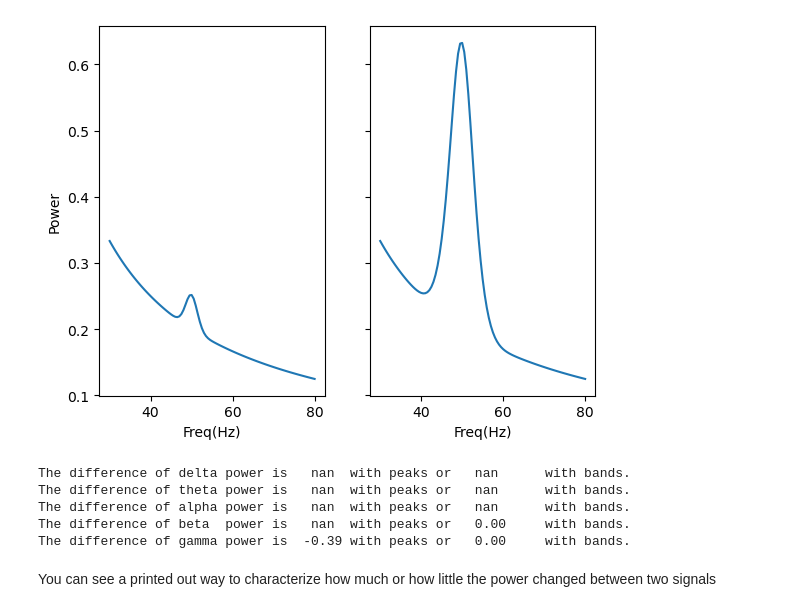
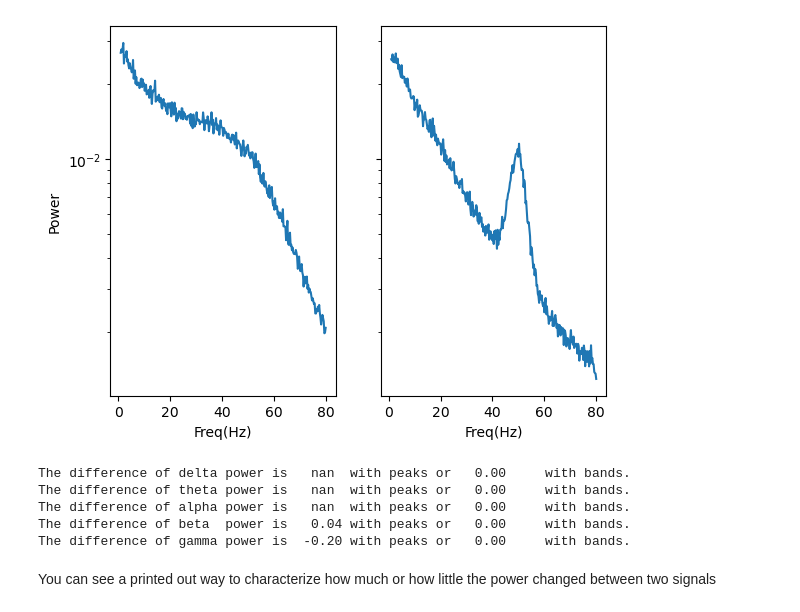
Before and after one commit to GregGlickert/Neural-Modeling-Manual, a Jupyter notebook: Chapter-6-Model-post-processing/Section-X-Oscilation-Comparing/notebook.ipynb, the cells around one changed output. Saved outputs shown, nothing was run; the diff lists cells and outputs as text; code cells hidden in the pictures.

```diff
--- a/Chapter-6-Model-post-processing/Section-X-Oscilation-Comparing/notebook.ipynb
+++ b/Chapter-6-Model-post-processing/Section-X-Oscilation-Comparing/notebook.ipynb
@@ -4,41 +4,48 @@ import matplotlib.pyplot as plt
 import warnings
 warnings.filterwarnings(action='ignore')
 
 # Import the FOOOF object
 from fooof import FOOOF
 
 # Import simulation, utility, and plotting tools
 from fooof.bands import Bands
 from fooof.utils import trim_spectrum
 from fooof.analysis import get_band_peak_fm
 from fooof.sim.gen import gen_power_spectrum
 from fooof.sim.utils import set_random_seed
 from fooof.plts.spectra import plot_spectra_shading
 
 bands = Bands({'delta' : [1, 4],
                'theta' : [4, 8],
                'alpha' : [8, 13],
                'beta' : [13, 35],
                'gamma' : [35, 80]})
 
-f_range = [30, 80]
-nlv = 0
-ap_params = [1, 1]
-pe_g1 = [[50, 0.1, 1.5]]
-pe_g2 = [[50, 0.5, 3.5]]
+# Define the frequency range to simulate across
+freq_range = [1, 80]
+# Define the frequency resolution to simulate with
+freq_res = 0.25
+# Define the amount of noise to add to the spectrum
+nlv = 0.02
+# Define aperiodic params, as [offset, knee, exponent]
+aperiodic_params = [1, 500, 2]
+# Define periodic params, as a flat list of [CF, PW, BW] for each peak
+pe_g1 = [[50, 0.5, 20],[1,0.1,3]]
+pe_g2 = [[50, 0.5, 3.5],[1,0.1,4]]
 
-freqs1, spectrum1 = gen_power_spectrum(f_range, ap_params, pe_g1, nlv)
-freqs2, spectrum2 = gen_power_spectrum(f_range, ap_params, pe_g2, nlv)
+freqs1, spectrum1 = gen_power_spectrum(freq_range, aperiodic_params, pe_g1, nlv,freq_res)
+freqs2, spectrum2 = gen_power_spectrum(freq_range, aperiodic_params, pe_g2, nlv,freq_res)
 
 fig, ax = plt.subplots(nrows=1, ncols=2,sharex=True,sharey=True)
 ax[0].plot(freqs1,spectrum1)
 ax[0].set_xlabel('Freq(Hz)')
 ax[0].set_ylabel("Power")
+ax[0].set_yscale('log')
 ax[1].plot(freqs2,spectrum2)
 ax[1].set_xlabel('Freq(Hz)')
 plt.show()
 # %% [output]
-[figure, old version]
+[figure, new version]
 # %%
 model1 = FOOOF(verbose=False)
 model2 = FOOOF(verbose=False)
@@ -71,10 +78,10 @@ for label, definition in bands:
                              compare_peak_pw(model1, model2, definition),
                              compare_band_pw(model2, model2, definition)))
 # %% [output]
-The difference of delta power is   nan  with peaks or   nan      with bands.
-The difference of theta power is   nan  with peaks or   nan      with bands.
-The difference of alpha power is   nan  with peaks or   nan      with bands.
-The difference of beta  power is   nan  with peaks or   0.00     with bands.
-The difference of gamma power is  -0.39 with peaks or   0.00     with bands.
+The difference of delta power is   nan  with peaks or   0.00     with bands.
+The difference of theta power is   nan  with peaks or   0.00     with bands.
+The difference of alpha power is   nan  with peaks or   0.00     with bands.
+The difference of beta  power is   0.04 with peaks or   0.00     with bands.
+The difference of gamma power is  -0.20 with peaks or   0.00     with bands.
 # %% [markdown]
 You can see a printed out way to characterize how much or how little the power changed between two signals
```
Also changed, not shown: 3 other files.
